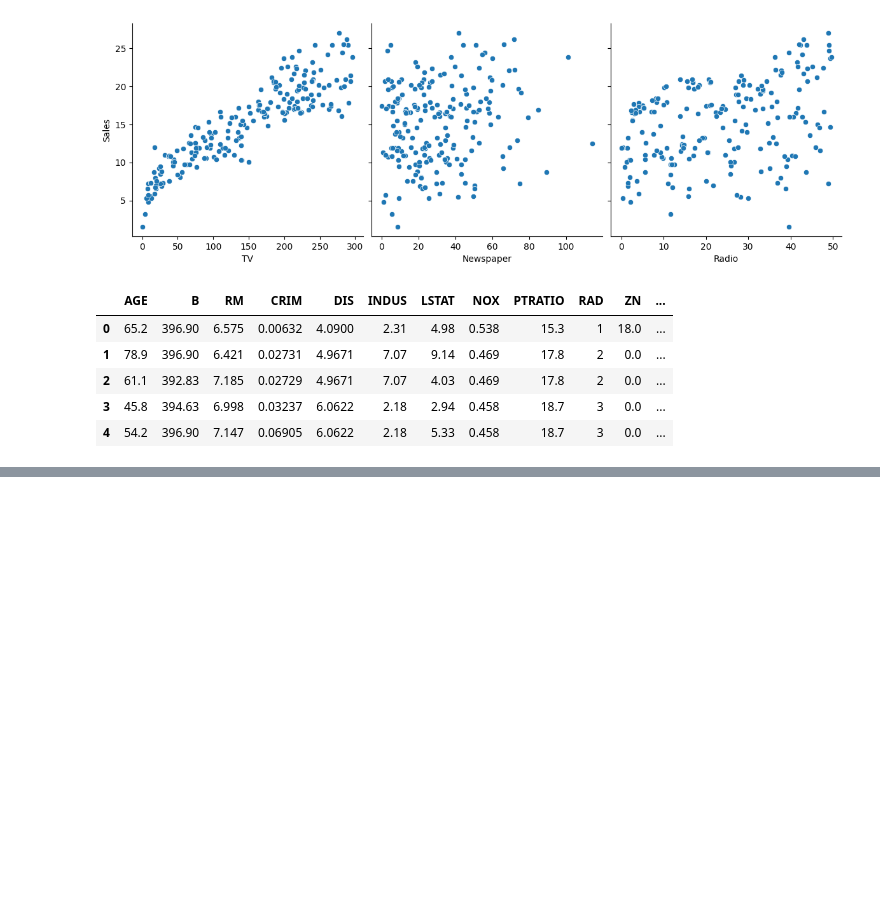
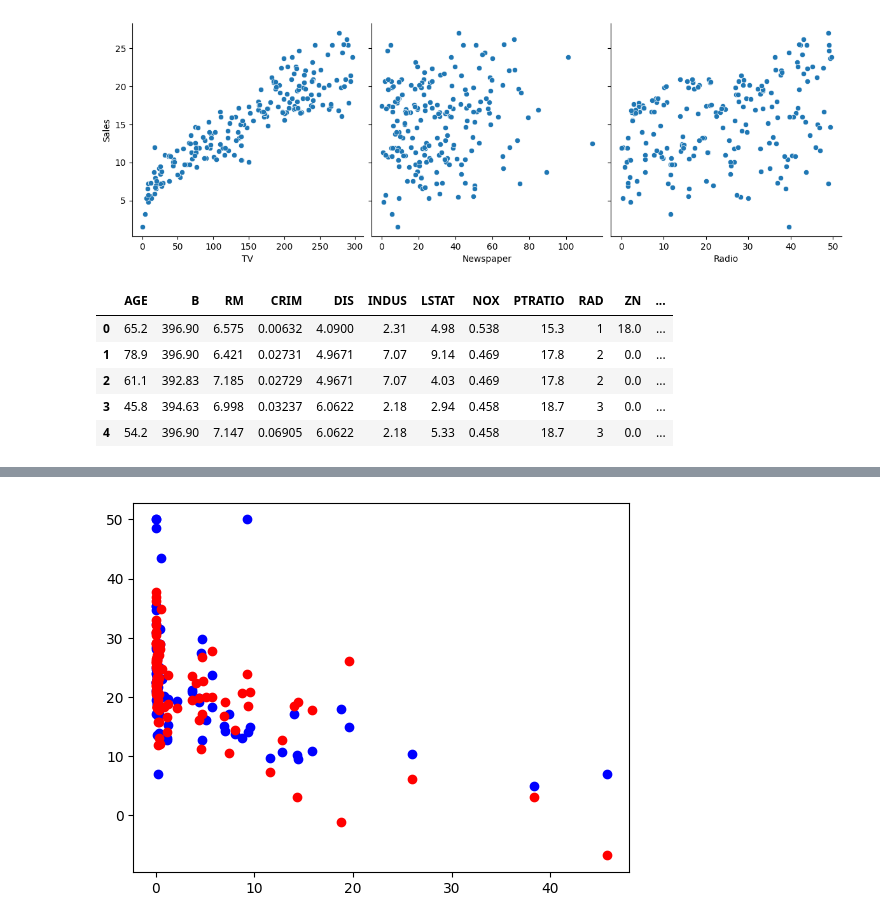
Before and after one commit to rladbstj56/2024PythonDataAnalysis, a Jupyter notebook: 241017.ipynb, the cells around one changed output, grey strips where cells are left out. Saved outputs shown, nothing was run; the diff lists cells and outputs as text; code cells hidden in the pictures; blank space fills up the shorter version.

```diff
--- a/241017.ipynb
+++ b/241017.ipynb
@@ -124,0 +148,6 @@ plt.scatter()
+# %%
+plt.scatter(xb_test['CRIM'], yb_test, c='b')
+plt.scatter(xb_test['CRIM'], yb_pred, c='r')
+plt.show()
+# %% [output]
+[figure, added]
```
Also changed, not shown: parts of 7 cells of this notebook.
